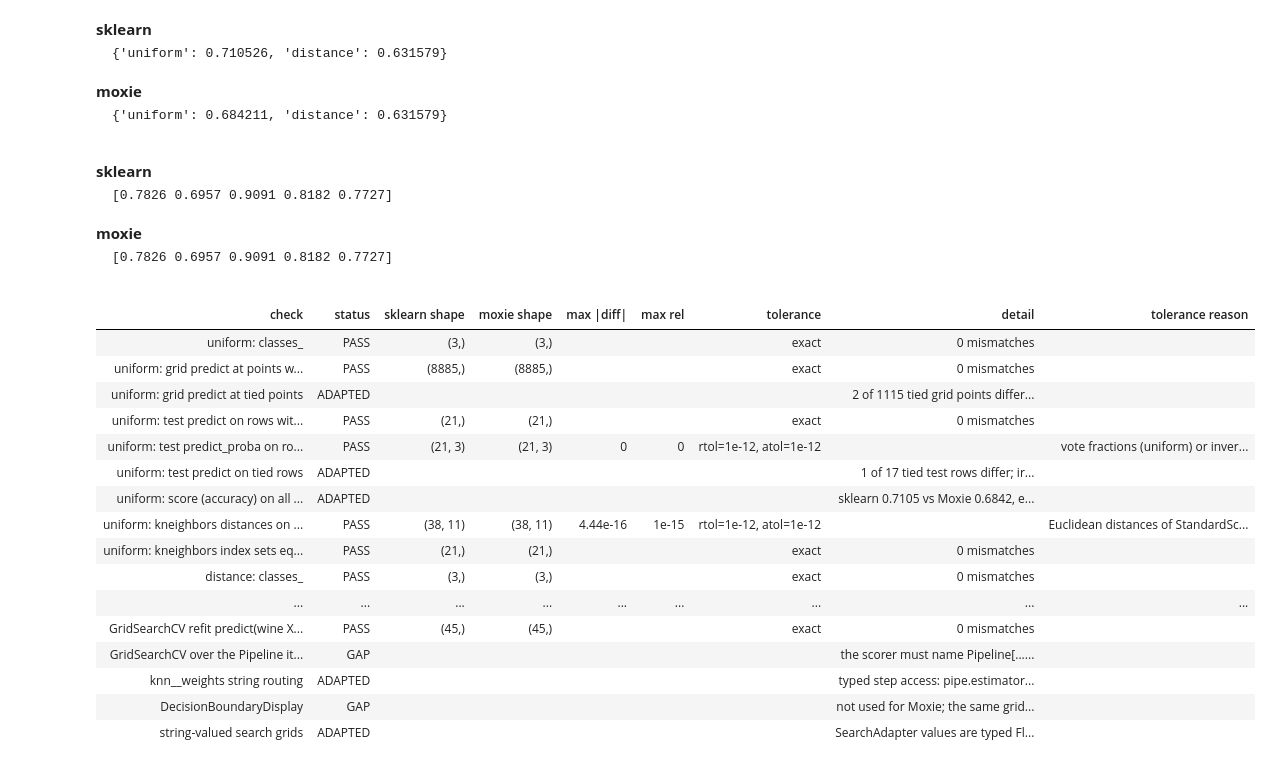
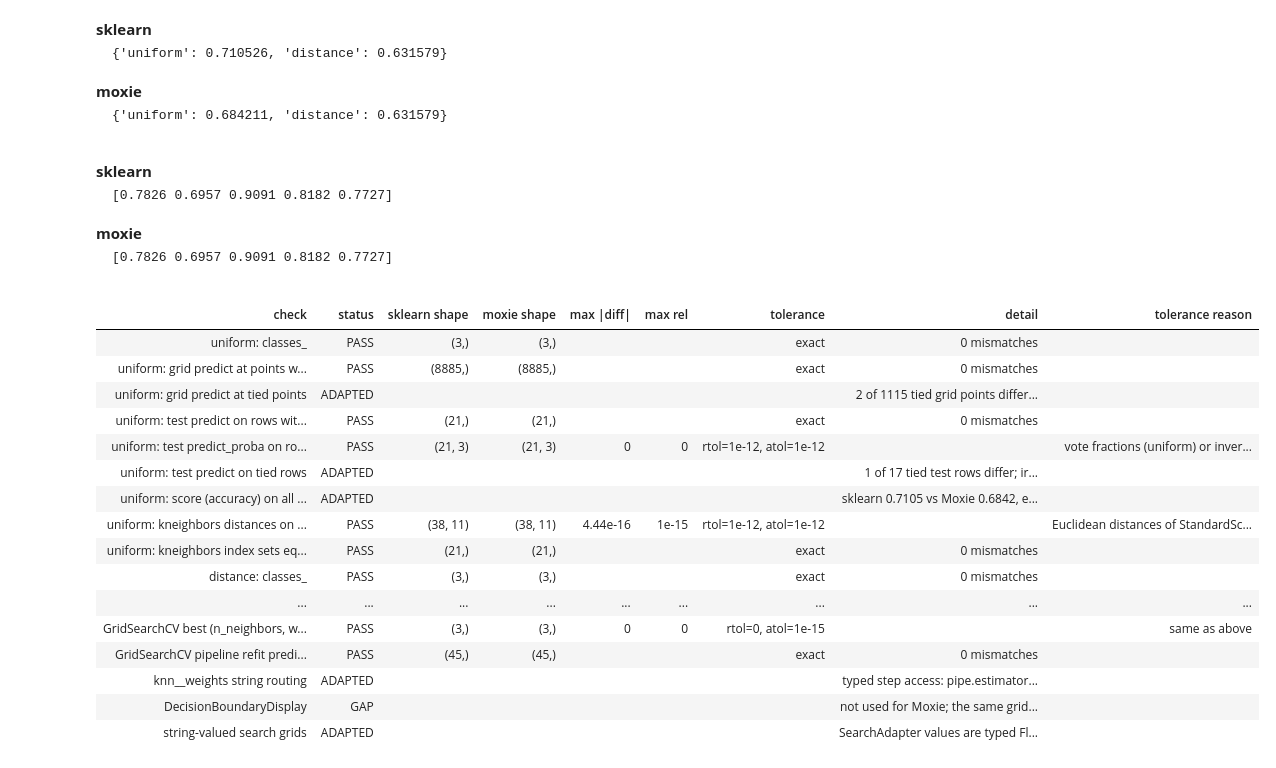
Before and after one commit to idlab-discover/moxie, a Jupyter notebook: notebooks/neighbors/plot_classification.ipynb, the cells around one changed output. Cells and saved outputs as stored; diff of their text form; code cells hidden in the pictures.

Commit message:
test(neighbors): validate grid search over the full pipeline

```diff
--- a/notebooks/neighbors/plot_classification.ipynb
+++ b/notebooks/neighbors/plot_classification.ipynb
@@ -122,28 +121,38 @@ test rows where sklearn brute and kd_tree pick different neighbor sets: 9 | brut
 ### Composition reference: cross-validation, grid search, clone
 # %%
 from sklearn.base import clone
+from sklearn.datasets import load_wine
 from sklearn.model_selection import GridSearchCV, KFold, cross_val_score
 
 sk_cv = cross_val_score(clf.set_params(knn__weights="uniform"), X_train, y_train, cv=KFold(5))
 ks = [1, 3, 5, 7, 9, 11, 15]
-# The grid search runs on the classifier with StandardScaler-transformed rows (the Moxie search cannot
-# take the pipeline itself yet; see section 2). It uses the bundled wine data, whose 13 continuous
-# features have no tied neighbor distances, so every candidate score is comparable exactly.
-from sklearn.datasets import load_wine
+# Wine's continuous features avoid the tied distances in the iris example.
 X_wine, y_wine = load_wine(return_X_y=True)
 order = np.random.RandomState(0).permutation(len(y_wine))  # wine rows are sorted by class
 Xw_train, Xw_test, yw_train, yw_test = train_test_split(X_wine[order], y_wine[order].astype(float), random_state=0)
-scaler = StandardScaler().fit(Xw_train)
-scaled_train_w, scaled_test_w = scaler.transform(Xw_train), scaler.transform(Xw_test)
-search = GridSearchCV(KNeighborsClassifier(), {"n_neighbors": ks, "weights": ["uniform", "distance"]}, cv=KFold(5))
-search.fit(scaled_train_w, yw_train)
-sk_search = dict(mean=search.cv_results_["mean_test_score"], rank=search.cv_results_["rank_test_score"],
-                 best_k=search.best_params_["n_neighbors"], best_w=search.best_params_["weights"],
-                 best_score=search.best_score_, refit_pred=search.predict(scaled_test_w),
-                 order=np.array([p["n_neighbors"] + 100 * (p["weights"] == "distance") for p in search.cv_results_["params"]], float))
+wine_pipe = Pipeline([("scaler", StandardScaler()), ("knn", KNeighborsClassifier())])
+search = GridSearchCV(
+    wine_pipe, {"knn__n_neighbors": ks, "knn__weights": ["uniform", "distance"]}, cv=KFold(5)
+)
+search.fit(Xw_train, yw_train)
+results = search.cv_results_
+sk_search = dict(
+    folds=np.column_stack([results[f"split{i}_test_score"] for i in range(search.n_splits_)]),
+    mean=results["mean_test_score"],
+    rank=results["rank_test_score"],
+    best_k=search.best_params_["knn__n_neighbors"],
+    best_w=search.best_params_["knn__weights"],
+    best_score=search.best_score_,
+    refit_pred=search.predict(Xw_test),
+    order=np.array([
+        p["knn__n_neighbors"] + 100 * (p["knn__weights"] == "distance") for p in results["params"]
+    ], dtype=float),
+)
 print("cross_val_score:", np.round(sk_cv, 4))
 print("best:", search.best_params_, round(search.best_score_, 4))
-print("clone of fitted pipeline is unfitted:", not hasattr(clone(clf)[-1], "classes_"))
-nb.share(ks=np.asarray(ks, float), scaled_train=scaled_train_w, y_wine_train=yw_train, scaled_test=scaled_test_w)
+clone_is_unfitted = not hasattr(clone(clf)[-1], "classes_")
+assert clone_is_unfitted
+print("clone of fitted pipeline is unfitted:", clone_is_unfitted)
+nb.share(ks=np.asarray(ks, float), X_wine_train=Xw_train, y_wine_train=yw_train, X_wine_test=Xw_test)
 # %% [output]
 cross_val_score: [0.7826 0.6957 0.9091 0.8182 0.7727]
@@ -455,38 +357,39 @@ moxie_nb.side_by_side(sklearn=np.round(sk_cv, 4), moxie=np.round(ms["cv_scores"]
 nb.compare("cross_val_score(pipeline, KFold(5))", sk_cv, ms["cv_scores"], rtol=0, atol=1e-15,
            reason="accuracies are ratios of integer counts")
 nb.compare("GridSearchCV candidate order (n_neighbors + 100*distance)", sk_search["order"], ms["search_order"], exact=True)
+nb.compare("GridSearchCV fold scores (14 candidates × 5 folds)", sk_search["folds"], ms["search_folds"][:, :, 0],
+           rtol=0, atol=1e-15, reason="accuracies are ratios of integer counts")
+nb.compare("GridSearchCV rank_test_score", sk_search["rank"], ms["search_rank"].ravel(), exact=True)
 nb.compare("GridSearchCV mean_test_score (14 candidates)", sk_search["mean"], ms["search_mean"].ravel(), rtol=0, atol=1e-15,
            reason="accuracies are ratios of integer counts; candidate order checked below")
 nb.compare("GridSearchCV best (n_neighbors, weights, score)",
            np.array([sk_search["best_k"], float(sk_search["best_w"] == "distance"), sk_search["best_score"]]),
            ms["search_best"], rtol=0, atol=1e-15, reason="same as above")
-nb.compare("GridSearchCV refit predict(wine X_test)", sk_search["refit_pred"].astype(float), ms["search_refit_pred"], exact=True)
-nb.note("GridSearchCV over the Pipeline itself", "GAP",
-        "the scorer must name Pipeline[...]; Mojo 1.0 cannot (model_selection #3 part 1); searched the classifier on scaled wine rows instead")
+nb.compare("GridSearchCV pipeline refit predict(raw wine test rows)", sk_search["refit_pred"].astype(float), ms["search_refit_pred"], exact=True)
 nb.note("knn__weights string routing", "ADAPTED", "typed step access: pipe.estimator.set_params(weights=...) (docs/interfaces.md)")
 nb.note("DecisionBoundaryDisplay", "GAP", "not used for Moxie; the same grid is predicted and drawn with pcolormesh")
 nb.note("string-valued search grids", "ADAPTED", "SearchAdapter values are typed Float64; weights encoded 0/1 in the adapter")
 nb.report()
 nb.assert_parity()
 # %% [output]
 sklearn
 [0.7826 0.6957 0.9091 0.8182 0.7727]
 moxie
 [0.7826 0.6957 0.9091 0.8182 0.7727]
 | check | status | sklearn shape | moxie shape | max |diff| | max rel | tolerance | detail | tolerance reason |
 | uniform: classes_ | PASS | (3,) | (3,) |  |  | exact | 0 mismatches |  |
 | uniform: grid predict at points w... | PASS | (8885,) | (8885,) |  |  | exact | 0 mismatches |  |
 | uniform: grid predict at tied points | ADAPTED |  |  |  |  |  | 2 of 1115 tied grid points differ... |  |
 | uniform: test predict on rows wit... | PASS | (21,) | (21,) |  |  | exact | 0 mismatches |  |
 | uniform: test predict_proba on ro... | PASS | (21, 3) | (21, 3) | 0 | 0 | rtol=1e-12, atol=1e-12 |  | vote fractions (uniform) or inver... |
 | uniform: test predict on tied rows | ADAPTED |  |  |  |  |  | 1 of 17 tied test rows differ; ir... |  |
 | uniform: score (accuracy) on all ... | ADAPTED |  |  |  |  |  | sklearn 0.7105 vs Moxie 0.6842, e... |  |
 | uniform: kneighbors distances on ... | PASS | (38, 11) | (38, 11) | 4.44e-16 | 1e-15 | rtol=1e-12, atol=1e-12 |  | Euclidean distances of StandardSc... |
 | uniform: kneighbors index sets eq... | PASS | (21,) | (21,) |  |  | exact | 0 mismatches |  |
 | distance: classes_ | PASS | (3,) | (3,) |  |  | exact | 0 mismatches |  |
 | ... | ... | ... | ... | ... | ... | ... | ... | ... |
-| GridSearchCV refit predict(wine X... | PASS | (45,) | (45,) |  |  | exact | 0 mismatches |  |
-| GridSearchCV over the Pipeline it... | GAP |  |  |  |  |  | the scorer must name Pipeline[...... |  |
+| GridSearchCV best (n_neighbors, w... | PASS | (3,) | (3,) | 0 | 0 | rtol=0, atol=1e-15 |  | same as above |
+| GridSearchCV pipeline refit predi... | PASS | (45,) | (45,) |  |  | exact | 0 mismatches |  |
 | knn__weights string routing | ADAPTED |  |  |  |  |  | typed step access: pipe.estimator... |  |
 | DecisionBoundaryDisplay | GAP |  |  |  |  |  | not used for Moxie; the same grid... |  |
 | string-valued search grids | ADAPTED |  |  |  |  |  | SearchAdapter values are typed Fl... |  |
```
Also changed, not shown: parts of 8 cells of this notebook.
